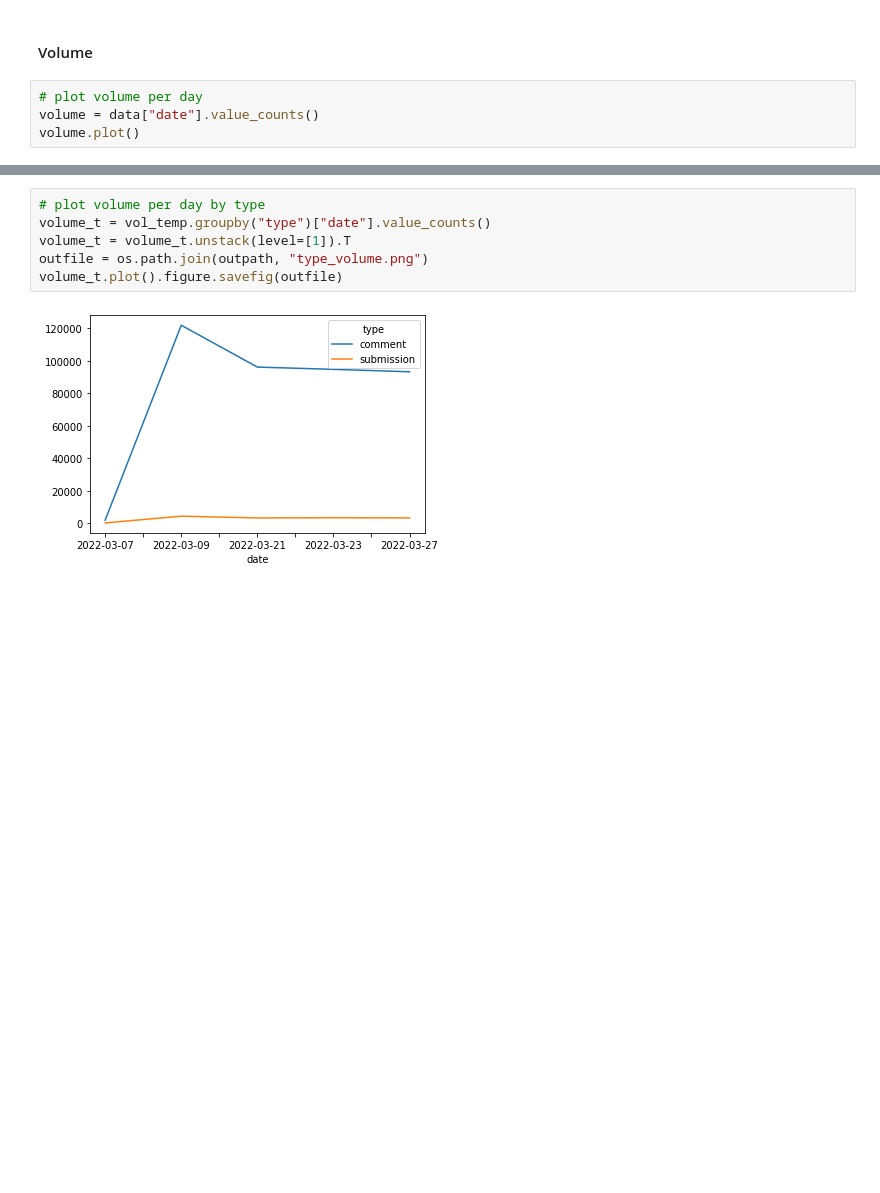
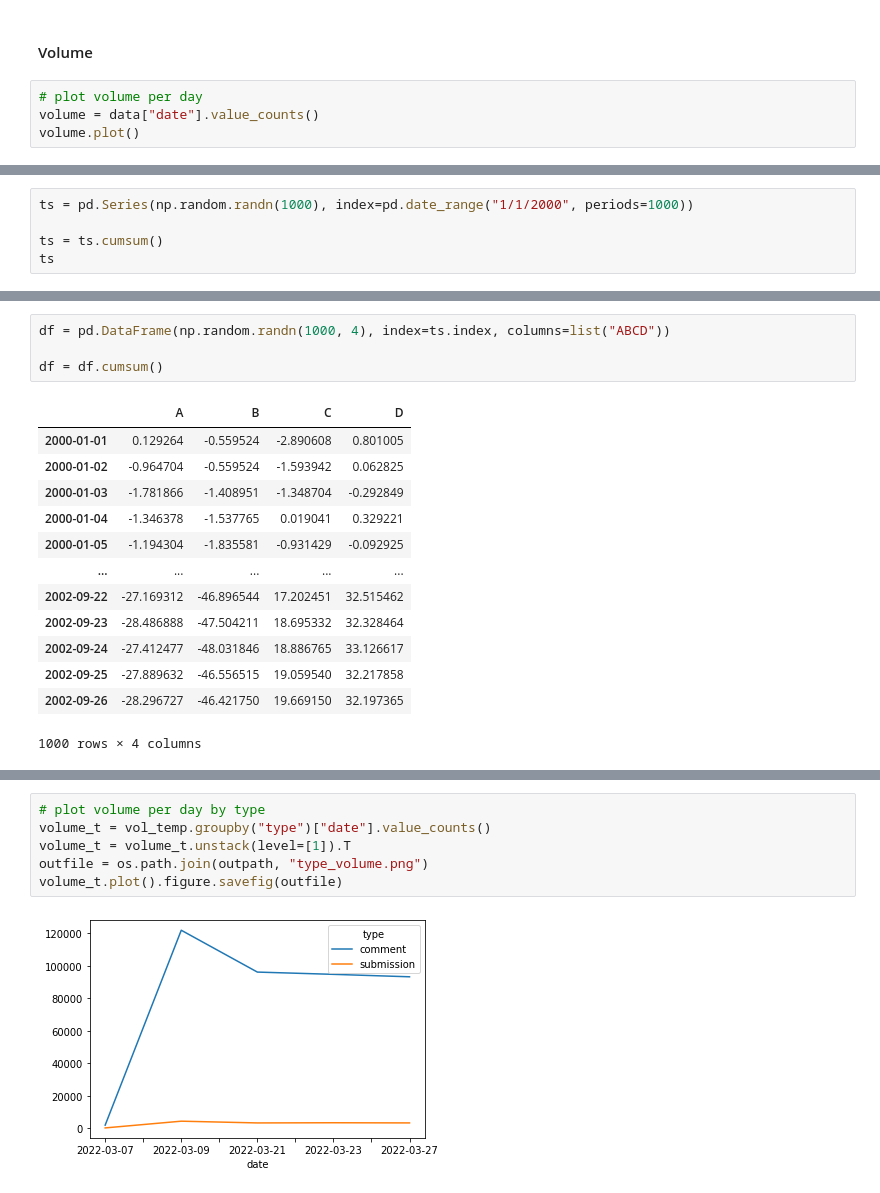
Before and after one commit to Lina-Elkjaer/NLPexam, a Jupyter notebook: data_viewer.ipynb, the cells around one changed output, grey strips where cells are left out. Saved outputs shown, nothing was run; the diff lists cells and outputs as text; blank space fills up the shorter version.

```diff
--- a/data_viewer.ipynb
+++ b/data_viewer.ipynb
@@ -94,0 +106,5 @@ volume.plot()
+# %%
+ts = pd.Series(np.random.randn(1000), index=pd.date_range("1/1/2000", periods=1000))
+
+ts = ts.cumsum()
+ts
@@ -94,0 +124,18 @@ volume.plot()
+# %%
+df = pd.DataFrame(np.random.randn(1000, 4), index=ts.index, columns=list("ABCD"))
+
+df = df.cumsum()
+# %% [output]
+|  | A | B | C | D |
+| 2000-01-01 | 0.129264 | -0.559524 | -2.890608 | 0.801005 |
+| 2000-01-02 | -0.964704 | -0.559524 | -1.593942 | 0.062825 |
+| 2000-01-03 | -1.781866 | -1.408951 | -1.348704 | -0.292849 |
+| 2000-01-04 | -1.346378 | -1.537765 | 0.019041 | 0.329221 |
+| 2000-01-05 | -1.194304 | -1.835581 | -0.931429 | -0.092925 |
+| ... | ... | ... | ... | ... |
+| 2002-09-22 | -27.169312 | -46.896544 | 17.202451 | 32.515462 |
+| 2002-09-23 | -28.486888 | -47.504211 | 18.695332 | 32.328464 |
+| 2002-09-24 | -27.412477 | -48.031846 | 18.886765 | 33.126617 |
+| 2002-09-25 | -27.889632 | -46.556515 | 19.059540 | 32.217858 |
+| 2002-09-26 | -28.296727 | -46.421750 | 19.669150 | 32.197365 |
+1000 rows × 4 columns
```
Also changed, not shown: parts of 5 cells of this notebook.
